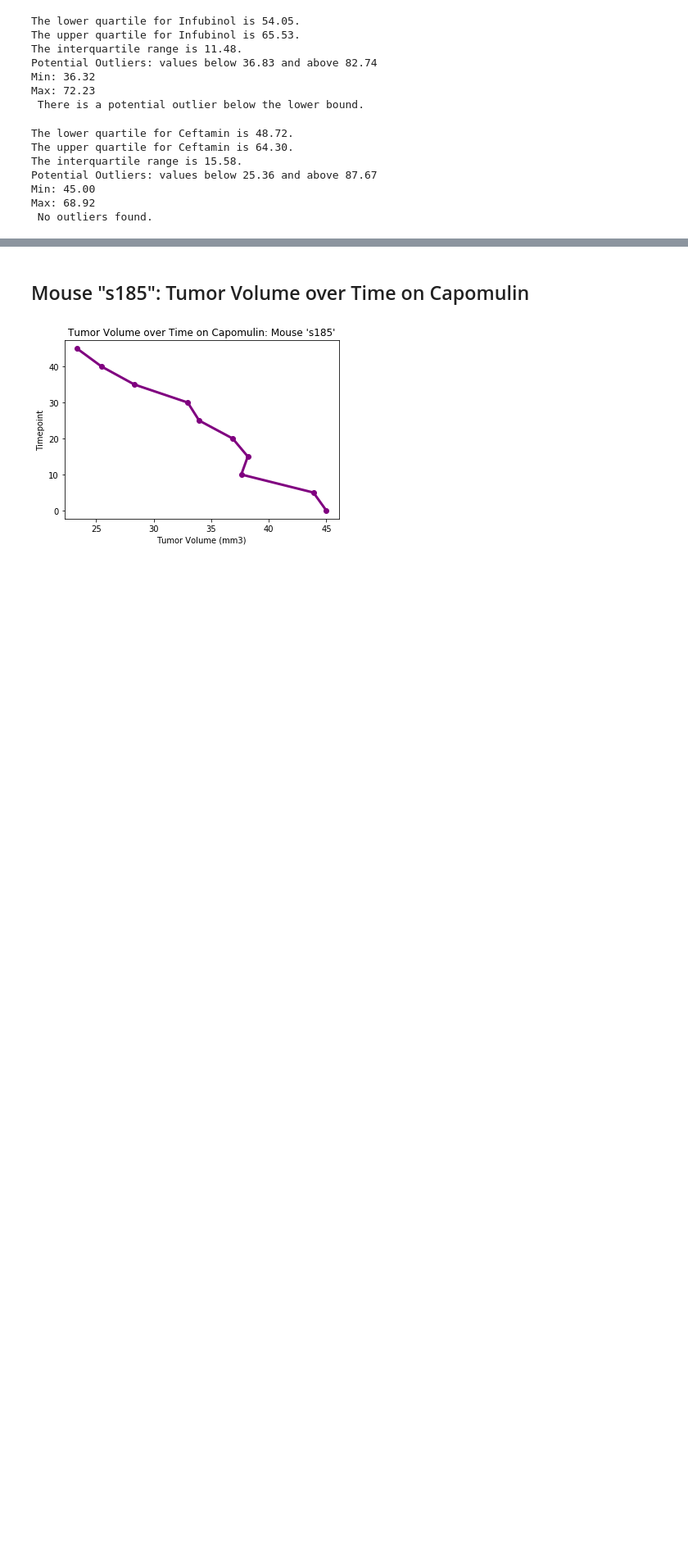
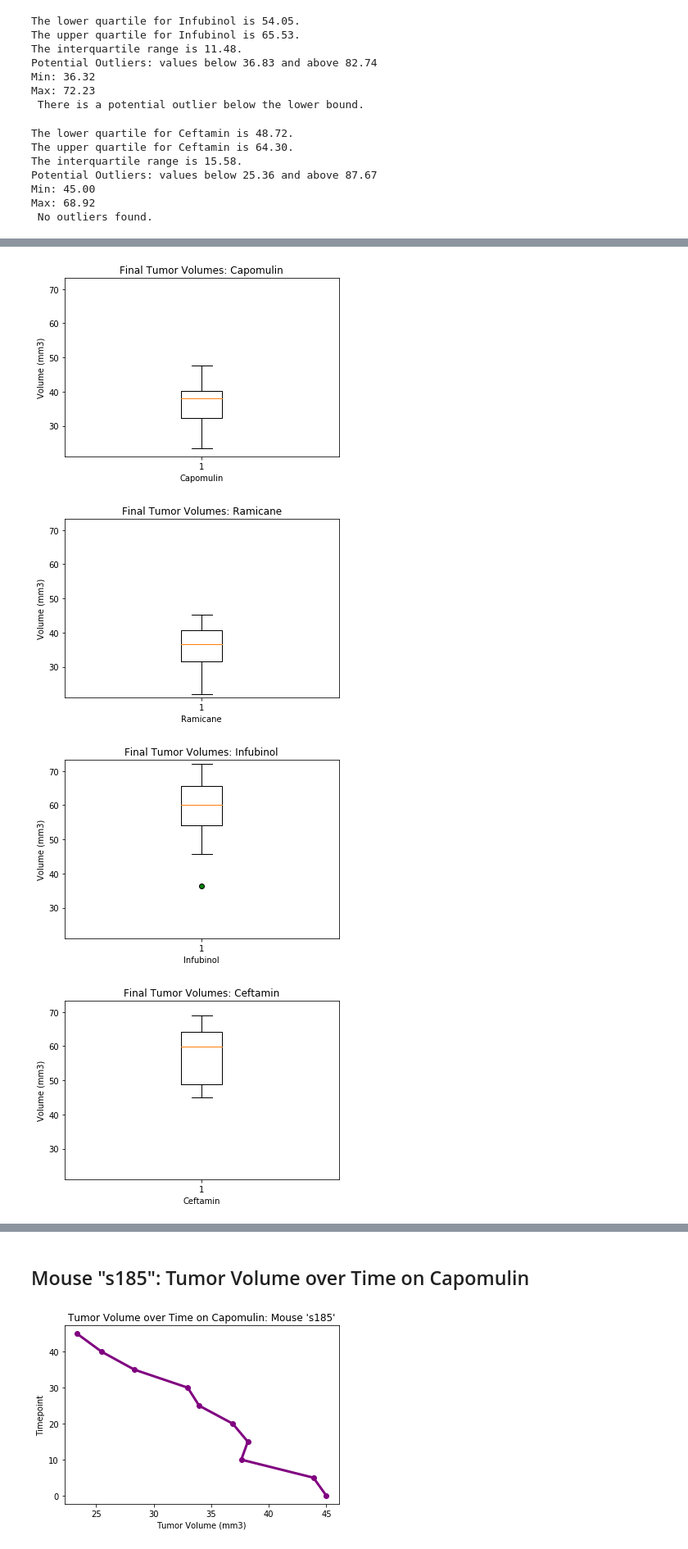
Before and after one commit to juliabrunett/matplotlib-challenge, a Jupyter notebook: Pymaceuticals/pymaceuticals.ipynb, the cells around one changed output, grey strips where cells are left out. Shown at 82% size. Drawn from its saved outputs; the diff is of its cells as text; code cells hidden in the pictures; blank space fills up the shorter version.

```diff
--- a/Pymaceuticals/pymaceuticals.ipynb
+++ b/Pymaceuticals/pymaceuticals.ipynb
@@ -611,0 +553,43 @@ plt.show()
+# %%
+# Capomulin
+fig1, ax1 = plt.subplots()
+ax1.set_title("Final Tumor Volumes: Capomulin")
+ax1.set_ylabel("Volume (mm3)")
+ax1.set_xlabel("Capomulin")
+green_circle = dict(markerfacecolor='g', marker="o")
+ax1.boxplot(capomulin_vol, flierprops=green_circle)
+ax1.set_ylim(min(merged_mice["Tumor Volume (mm3)"])-1, max(merged_mice["Tumor Volume (mm3)"])+1)
+
+# Ramicane
+fig1, ax2 = plt.subplots()
+ax2.set_title("Final Tumor Volumes: Ramicane")
+ax2.set_ylabel("Volume (mm3)")
+ax2.set_xlabel("Ramicane")
+green_circle = dict(markerfacecolor='g', marker="o")
+ax2.boxplot(ramicane_vol, flierprops=green_circle)
+ax2.set_ylim(min(merged_mice["Tumor Volume (mm3)"])-1, max(merged_mice["Tumor Volume (mm3)"])+1)
+
+# Infubinol
+fig1, ax3 = plt.subplots()
+ax3.set_title("Final Tumor Volumes: Infubinol")
+ax3.set_xlabel("Infubinol")
+ax3.set_ylabel("Volume (mm3)")
+green_circle = dict(markerfacecolor='g', marker="o")
+ax3.boxplot(infubinol_vol, flierprops=green_circle)
+ax3.set_ylim(min(merged_mice["Tumor Volume (mm3)"])-1, max(merged_mice["Tumor Volume (mm3)"])+1)
+
+# Ceftamin
+fig1, ax4 = plt.subplots()
+ax4.set_title("Final Tumor Volumes: Ceftamin")
+ax4.set_ylabel("Volume (mm3)")
+ax4.set_xlabel("Ceftamin")
+green_circle = dict(markerfacecolor='g', marker="o")
+ax4.boxplot(ceftamin_vol, flierprops=green_circle)
+ax4.set_ylim(min(merged_mice["Tumor Volume (mm3)"])-1, max(merged_mice["Tumor Volume (mm3)"])+1)
+
+plt.show()
+# %% [output]
+[figure, added]
+[figure, added]
+[figure, added]
+[figure, added]
```
Also changed, not shown: parts of 23 cells of this notebook.
